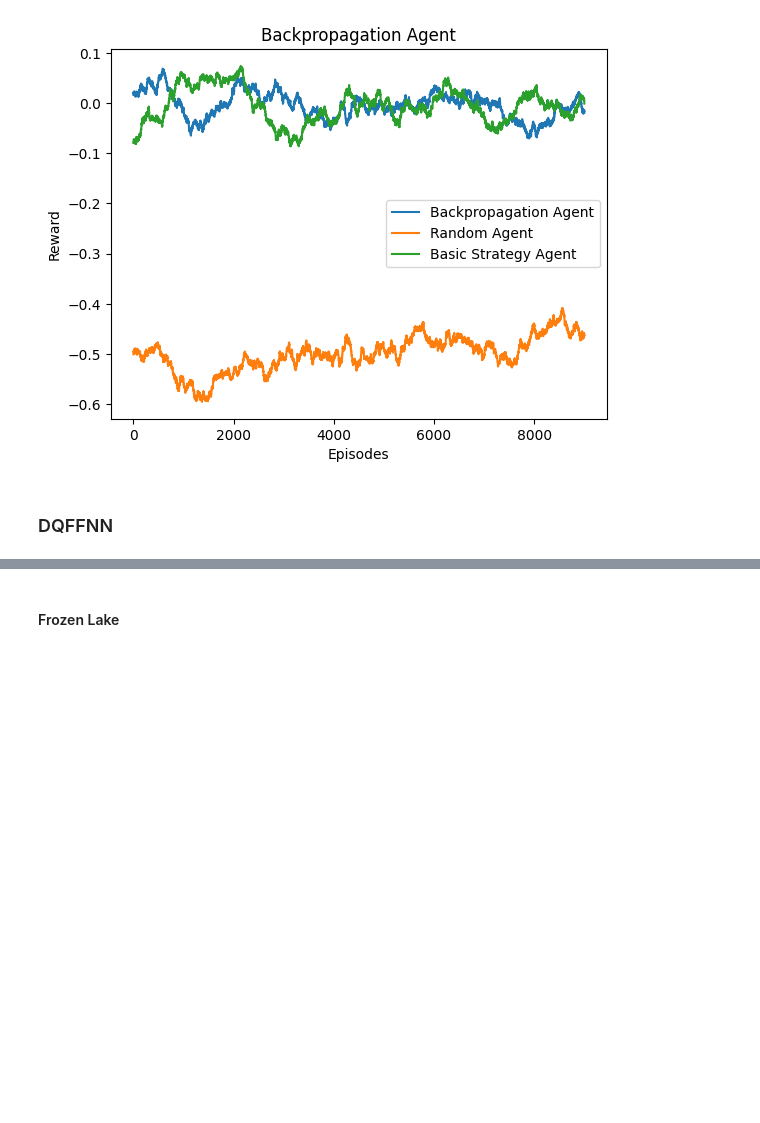
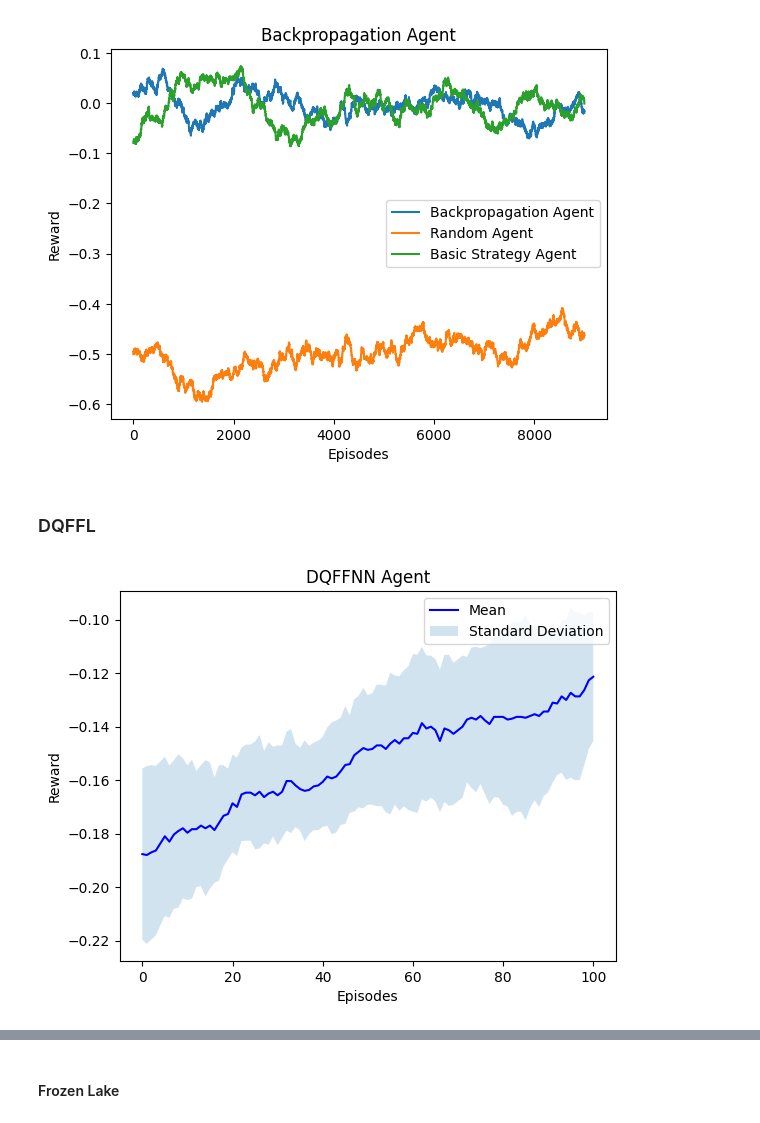
Before and after one commit to Floris93100/Blackjack-FFNN, a Jupyter notebook: src/FFNN_blackjack.ipynb, the cells around one changed output, grey strips where cells are left out. Cells and saved outputs as stored; diff of their text form; code cells hidden in the pictures; blank space fills up the shorter version.

```diff
--- a/src/FFNN_blackjack.ipynb
+++ b/src/FFNN_blackjack.ipynb
@@ -725,38 +727,45 @@ Average Reward:  -0.0039
 Variance:  1.2864134313432152
 [figure]
 # %% [markdown]
-### DQFFNN
+### DQFFL
 # %%
-# DQFFNN hyperparameters
-layers = [9,200,200,200]
-threshold = 6
-lr = 0.01
+# DQFFL hyperparameters
+layers = [9,1000,1000,1000]
+threshold = 0.5
+lr = 0.001
 
-episodes = 100000
+#RL hyperparameters
+episodes = 2000
 epsilon = 1.0
 epsilon_decay = epsilon / (episodes / 2)
 discount_factor = 0.99
-batch_size = 5
+batch_size = 32
 update_td_target = 50
-buffer_size = 100000
+buffer_size = 10000
 
-agent = DQFFNNAgentBJ(
-    env,
-    device=device,
-    layers=layers,
-    threshold=threshold,
-    lr=lr,
-    epsilon=epsilon,
-    epsilon_decay=epsilon_decay,
-    discount_factor=discount_factor,
-    batch_size=batch_size,
-    update_td_target=update_td_target,
-    buffer_size=buffer_size,
-    filename="dqffnn_agent"
-)
+total_rewards = []
+for i in range(5):
+    agent = DQFFNNAgentBJ(
+        env,
+        device=device,
+        layers=layers,
+        threshold=threshold,
+        lr=lr,
+        epsilon=epsilon,
+        epsilon_decay=epsilon_decay,
+        discount_factor=discount_factor,
+        batch_size=batch_size,
+        update_td_target=update_td_target,
+        buffer_size=buffer_size,
+        filename="dqffnn_agent"
+    )
+    rewards_DQFFNN = play_game(env, episodes, agent, collect_data, print_rewards=False)
+    total_rewards.append(rewards_DQFFNN)
 
-#agent.model.save_model(path='../models/DQFFNN_model.pth')
-rewards_DQFFNN = play_game(env, episodes, agent, collect_data)
-plot_reward([rewards_DQFFNN, rewards_random], "DQFFNN Agent", f"DQFFNN_agent_lr={lr}_df={discount_factor}_batch={batch_size}_update={update_td_target}_buffer={buffer_size}", ["DQFFNN Agent", "Random Agent"])
+agent.model.save_model(path='../models/DQFFNN_model.pth')
+#plot_reward([rewards_DQFFNN, rewards_random], "DQFFNN Agent", f"DQFFNN_agent_lr={lr}_df={discount_factor}_batch={batch_size}_update={update_td_target}_buffer={buffer_size}", ["DQFFNN Agent", "Random Agent"])
+plot_reward(total_rewards, "DQFFNN Agent", f"DQFFNN_agent_lr={lr}_df={discount_factor}_batch={batch_size}_update={update_td_target}_buffer={buffer_size}", ["DQFFNN Agent"], plot_variance=True, rolling_length=100)
+# %% [output]
+[figure, added]
 # %%
 print_accuracy(agent.model.predict_accumulated_goodness(x_test), y_test)
```
Also changed, not shown: parts of 10 cells of this notebook, 2 other files.
